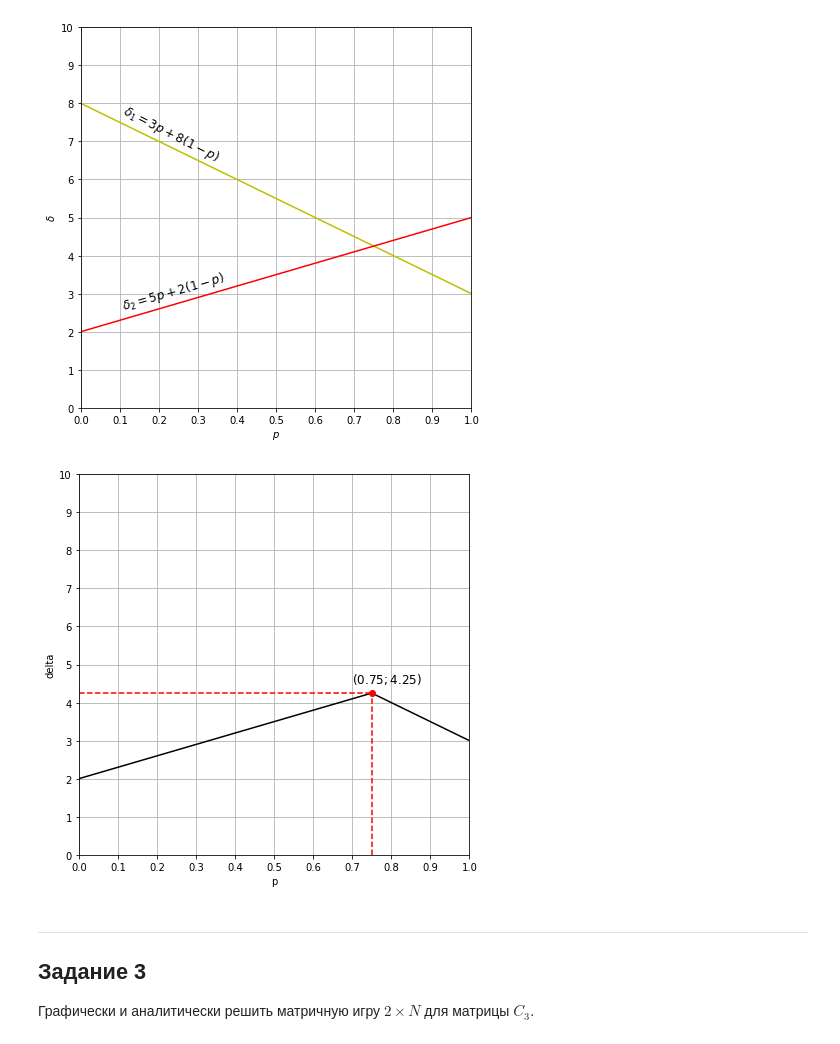
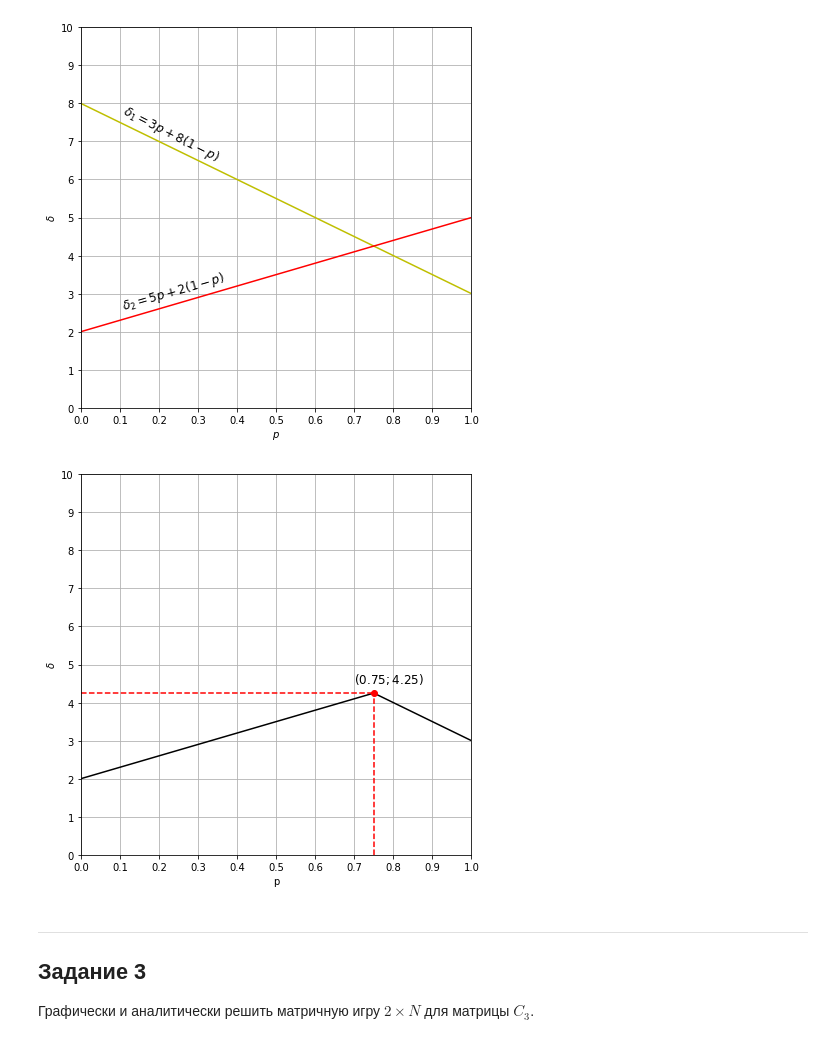
Before and after one commit to intgrf/decision-making-theory, a Jupyter notebook: hw1-game-theory.ipynb, the cells around one changed output. Cells and saved outputs as stored; diff of their text form; code cells hidden in the pictures.

```diff
--- a/hw1-game-theory.ipynb
+++ b/hw1-game-theory.ipynb
@@ -117,28 +117,28 @@ plt.show()
 # %%
 figsize(7, 7)
 
 fig, ax = plt.subplots()
 patches = []
 
 ax.set_xlim([0, 1])
 ax.set_ylim([0, 10])
 
 plt.plot([0, 0.75], [2, 4.25], 'k-')
 plt.plot([0.75, 1], [4.25, 3], 'k-')
 ax.plot(0.75, 4.25, "or", color = 'r')
 plt.plot([0.75, 0.75], [0, 4.25], 'r--')
 plt.plot([0, 0.75], [4.25, 4.25], 'r--')
 
 plt.text(0.7, 4.5, r'$(0.75; 4.25)$', size=12)
 
 plt.xticks(np.linspace(0, 1, 11))
 plt.yticks(np.linspace(0, 10, 11))
-ax.set_ylabel('delta')
+ax.set_ylabel(r'$\delta$')
 ax.set_xlabel('p')
 plt.grid()
 plt.show()
 # %% [output]
-[figure, old version]
+[figure, new version]
 # %% [markdown]
 ---
 ## Задание 3
```
Also changed, not shown: parts of 5 cells of this notebook.
